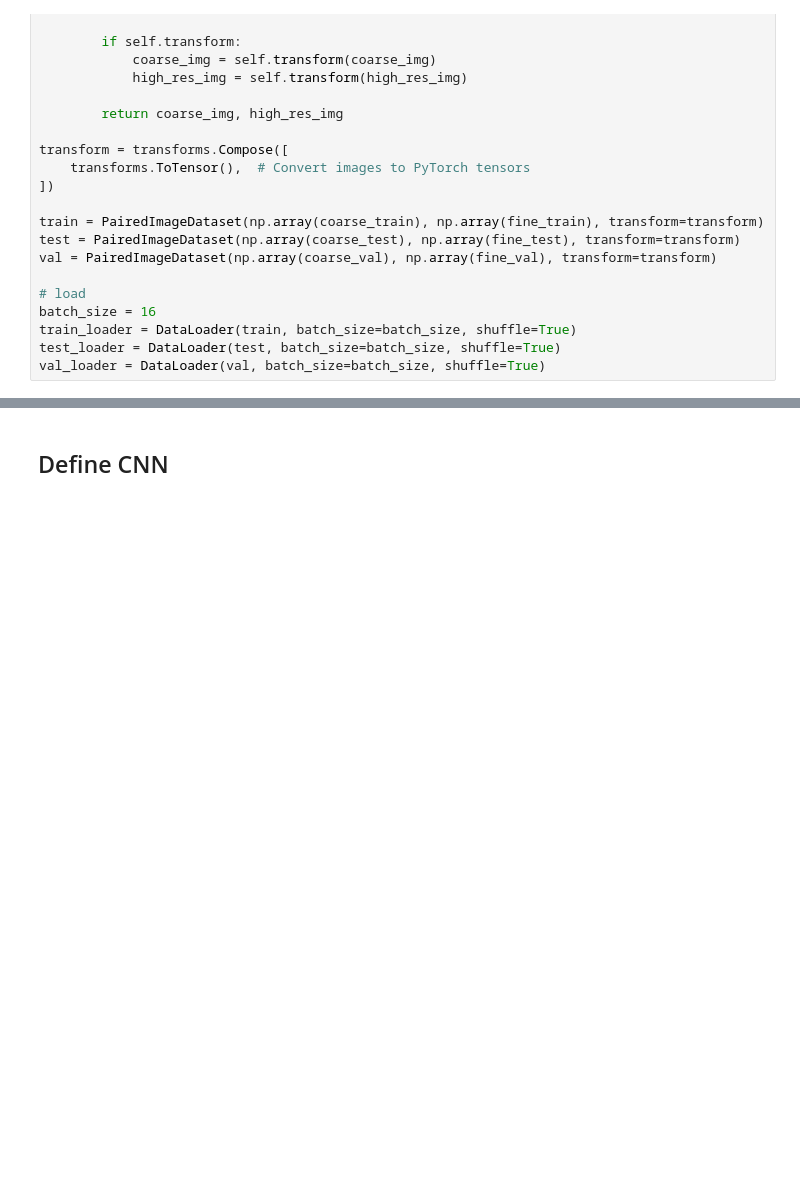
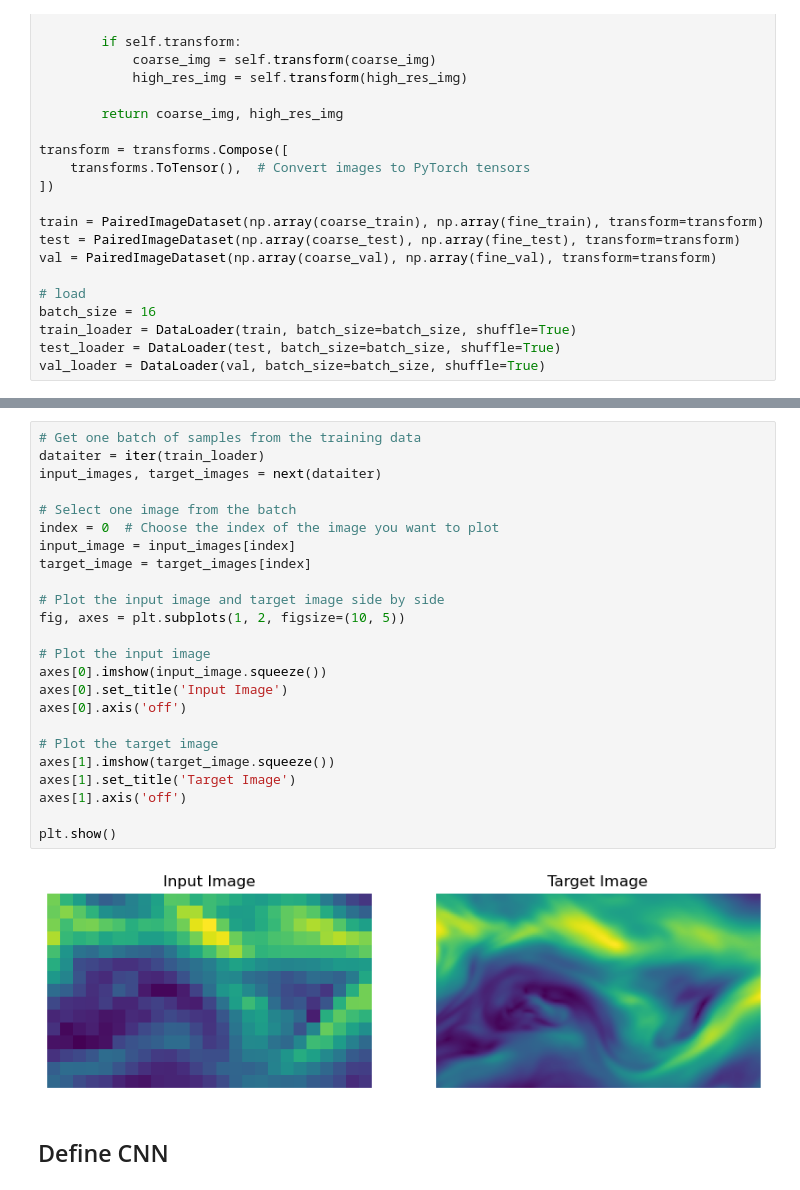
Before and after one commit to usc-caisplusplus/proj-turbulence, a Jupyter notebook: cable_news_network.ipynb, the cells around one changed output, grey strips where cells are left out. Saved outputs shown, nothing was run; the diff lists cells and outputs as text; blank space fills up the shorter version.

```diff
--- a/cable_news_network.ipynb
+++ b/cable_news_network.ipynb
@@ -161,3 +179,29 @@ np.array(coarse_train).shape, np.array(fine_train).shape
+# %%
+# Get one batch of samples from the training data
+dataiter = iter(train_loader)
+input_images, target_images = next(dataiter)
+
+# Select one image from the batch
+index = 0  # Choose the index of the image you want to plot
+input_image = input_images[index]
+target_image = target_images[index]
+
+# Plot the input image and target image side by side
+fig, axes = plt.subplots(1, 2, figsize=(10, 5))
+
+# Plot the input image
+axes[0].imshow(input_image.squeeze())
+axes[0].set_title('Input Image')
+axes[0].axis('off')
+
+# Plot the target image
+axes[1].imshow(target_image.squeeze())
+axes[1].set_title('Target Image')
+axes[1].axis('off')
+
+plt.show()
+# %% [output]
+[figure, added]
 # %% [markdown]
 ## Define CNN
 # %%
```
Also changed, not shown: parts of 23 cells of this notebook.
